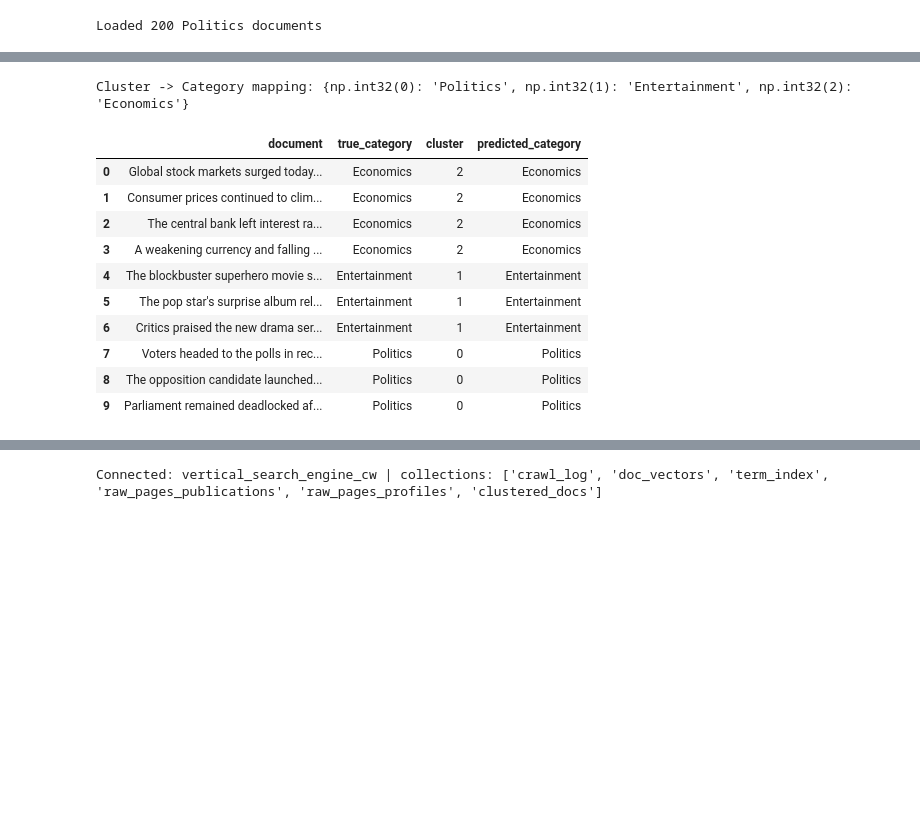
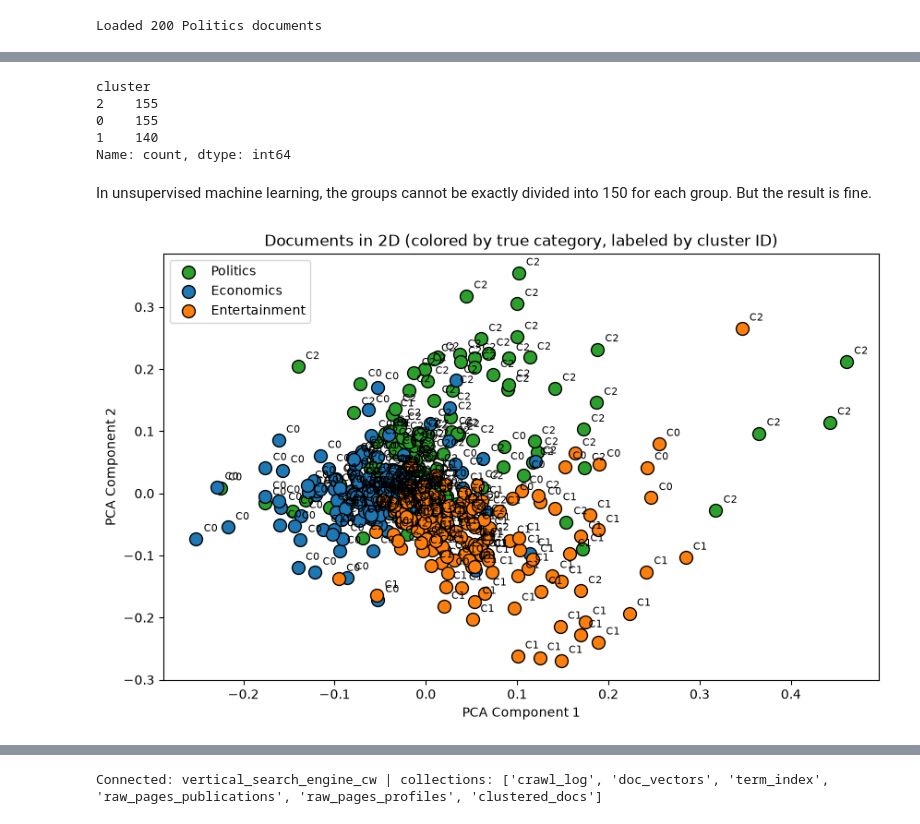
Before and after one commit to sanjiv576/Server-Vertical-Search-Engine, a Jupyter notebook: testing/clustering_test.ipynb, the cells around one changed output, grey strips where cells are left out. Cells and saved outputs as stored; diff of their text form; code cells hidden in the pictures; blank space fills up the shorter version.

Commit message:
clustering tested successfully

```diff
--- a/testing/clustering_test.ipynb
+++ b/testing/clustering_test.ipynb
@@ -956,29 +1438,42 @@ Cluster 2: economy, prices, stock, growth, economic, economists, inflation, mark
-# %%
-# mapping each cluster (0,1,2) to each category
-
-def build_cluster_to_category_map(df):
-    mapping = {}
-    for cluster_id in sorted(df['cluster'].unique()):
-        subset = df[df['cluster'] == cluster_id]
-        majority_category = subset['true_category'].mode()[0]
-        mapping[cluster_id] = majority_category
-    return mapping
-
-cluster_to_category = build_cluster_to_category_map(df)
-print("Cluster -> Category mapping:", cluster_to_category)
-
-df['predicted_category'] = df['cluster'].map(cluster_to_category)
-df[['document', 'true_category', 'cluster', 'predicted_category']]
-# %% [output]
-Cluster -> Category mapping: {np.int32(0): 'Politics', np.int32(1): 'Entertainment', np.int32(2): 'Economics'}
-|  | document | true_category | cluster | predicted_category |
-| 0 | Global stock markets surged today... | Economics | 2 | Economics |
-| 1 | Consumer prices continued to clim... | Economics | 2 | Economics |
-| 2 | The central bank left interest ra... | Economics | 2 | Economics |
-| 3 | A weakening currency and falling ... | Economics | 2 | Economics |
-| 4 | The blockbuster superhero movie s... | Entertainment | 1 | Entertainment |
-| 5 | The pop star's surprise album rel... | Entertainment | 1 | Entertainment |
-| 6 | Critics praised the new drama ser... | Entertainment | 1 | Entertainment |
-| 7 | Voters headed to the polls in rec... | Politics | 0 | Politics |
-| 8 | The opposition candidate launched... | Politics | 0 | Politics |
-| 9 | Parliament remained deadlocked af... | Politics | 0 | Politics |
+# %%
+"""
+0 => Economics
+1 => Entertainment
+2 => Politics
+"""
+
+# checking all categories are clustered properly or not
+df['cluster'].value_counts()
+# %% [output]
+cluster
+2    155
+0    155
+1    140
+Name: count, dtype: int64
+# %% [markdown]
+In unsupervised machine learning, the groups cannot be exactly divided into 150 for each group. But the result is fine.
+# %%
+# visualization
+
+pca = PCA(n_components=2, random_state=RANDOM_STATE)
+X_2d = pca.fit_transform(X_tfidf.toarray())
+
+plt.figure(figsize=(10, 6))
+colors = {'Economics': 'tab:blue', 'Entertainment': 'tab:orange', 'Politics': 'tab:green'}
+
+for category in df['true_category'].unique():
+    mask = df['true_category'] == category
+    plt.scatter(X_2d[mask, 0], X_2d[mask, 1], label=category,
+                color=colors.get(category, 'gray'), s=100, edgecolor='black')
+
+for i, row in df.iterrows():
+    plt.annotate(f"C{row['cluster']}", (X_2d[i, 0], X_2d[i, 1]),
+                 textcoords="offset points", xytext=(6, 6), fontsize=8)
+
+plt.title("Documents in 2D (colored by true category, labeled by cluster ID)")
+plt.xlabel("PCA Component 1")
+plt.ylabel("PCA Component 2")
+plt.legend()
+plt.show()
+# %% [output]
+[figure, added]
```
Also changed, not shown: parts of 24 cells of this notebook.
